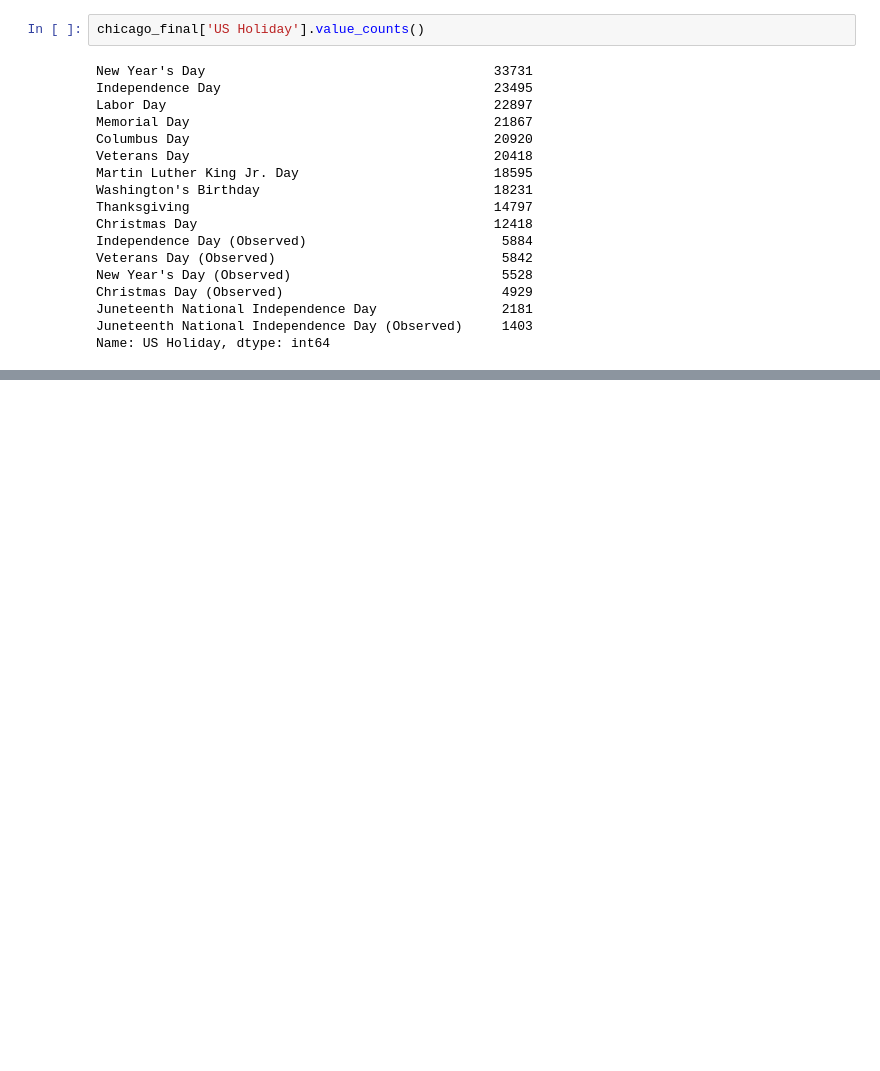
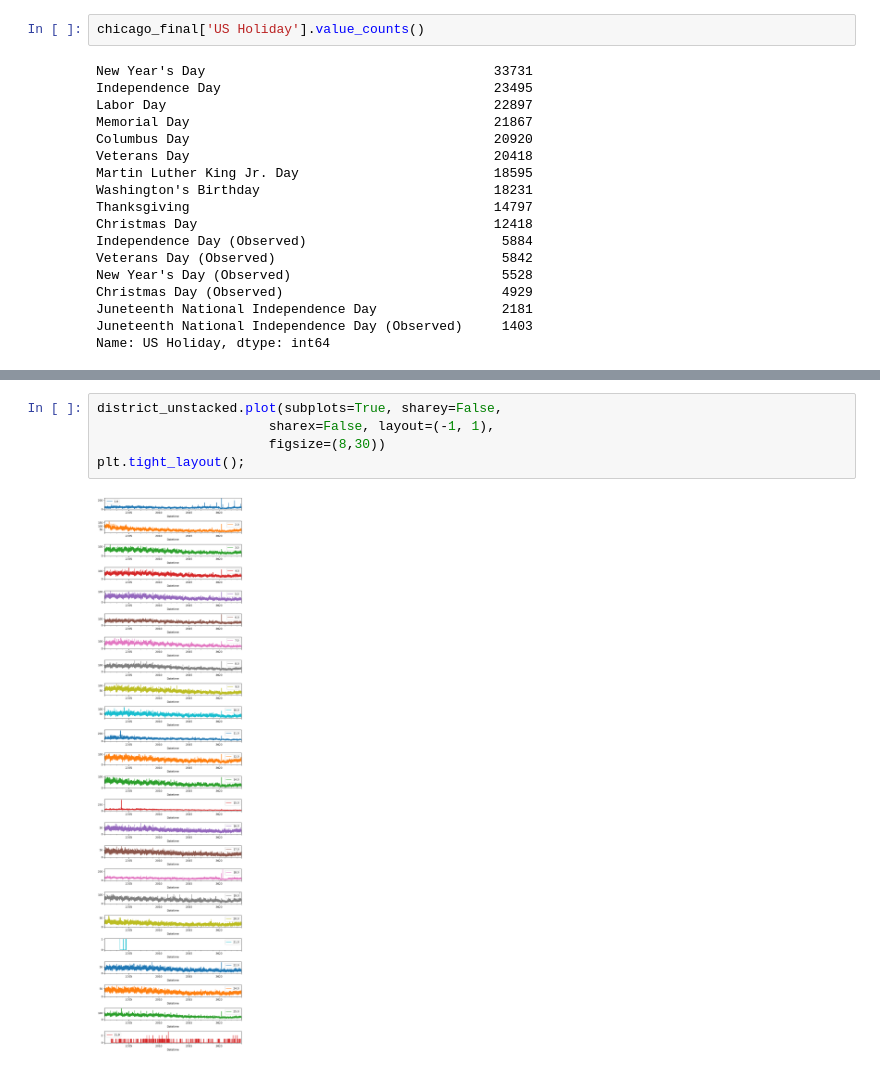
Before and after one commit to valmazan/Project-4---Part-1, a Jupyter notebook: Project 4 - Part 1.ipynb, the cells around one changed output, grey strips where cells are left out. Drawn from its saved outputs; the diff is of its cells as text; blank space fills up the shorter version.

```diff
--- a/Project 4 - Part 1.ipynb
+++ b/Project 4 - Part 1.ipynb
@@ -392,0 +528,7 @@ chicago_final.plot()
+# %%
+district_unstacked.plot(subplots=True, sharey=False,
+                      sharex=False, layout=(-1, 1),
+                      figsize=(8,30))
+plt.tight_layout();
+# %% [output]
+[figure, added]
```
Also changed, not shown: parts of 19 cells of this notebook.
